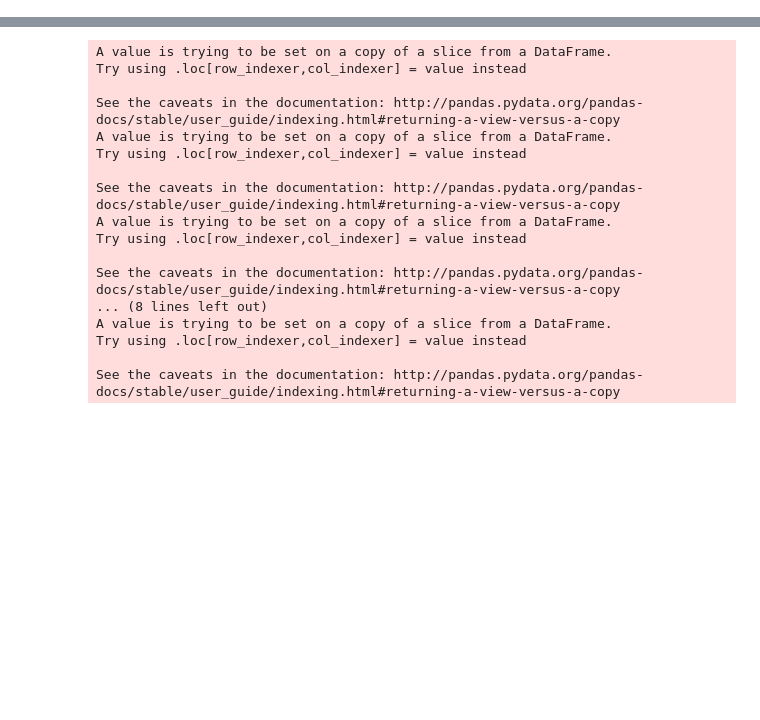
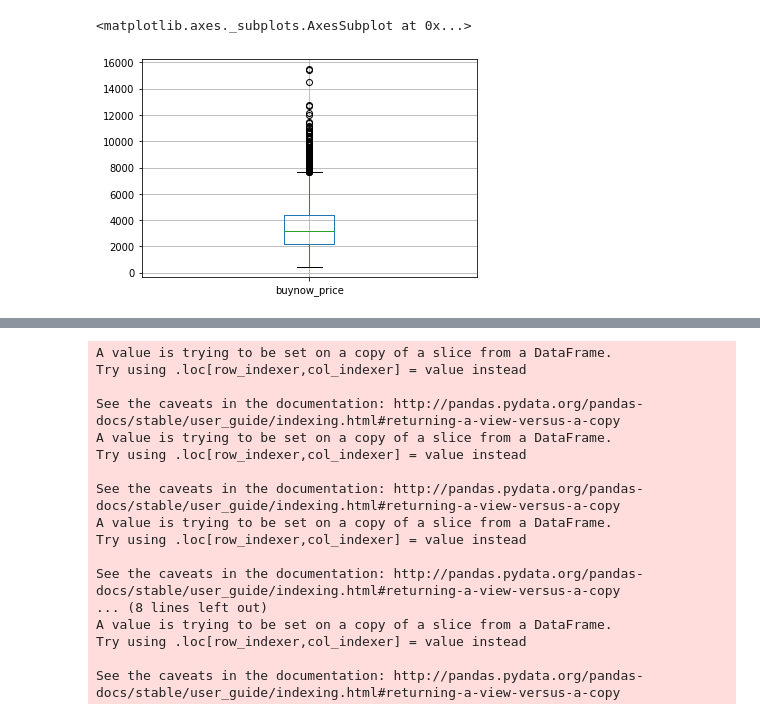
Before and after one commit to sadowskimarcin10/laptop-price, a Jupyter notebook: eda.ipynb, the cells around one changed output, grey strips where cells are left out. Drawn from its saved outputs; the diff is of its cells as text; code cells hidden in the pictures; blank space fills up the shorter version.

```diff
--- a/eda.ipynb
+++ b/eda.ipynb
@@ -57,0 +124,5 @@ train_num = train[['taktowanie bazowe procesora (ghz)', 'pojemność dysku (gb)'
+# %%
+train.boxplot("buynow_price")
+# %% [output]
+<matplotlib.axes._subplots.AxesSubplot at 0x...>
+[figure, added]
```
Also changed, not shown: parts of 24 cells of this notebook.
